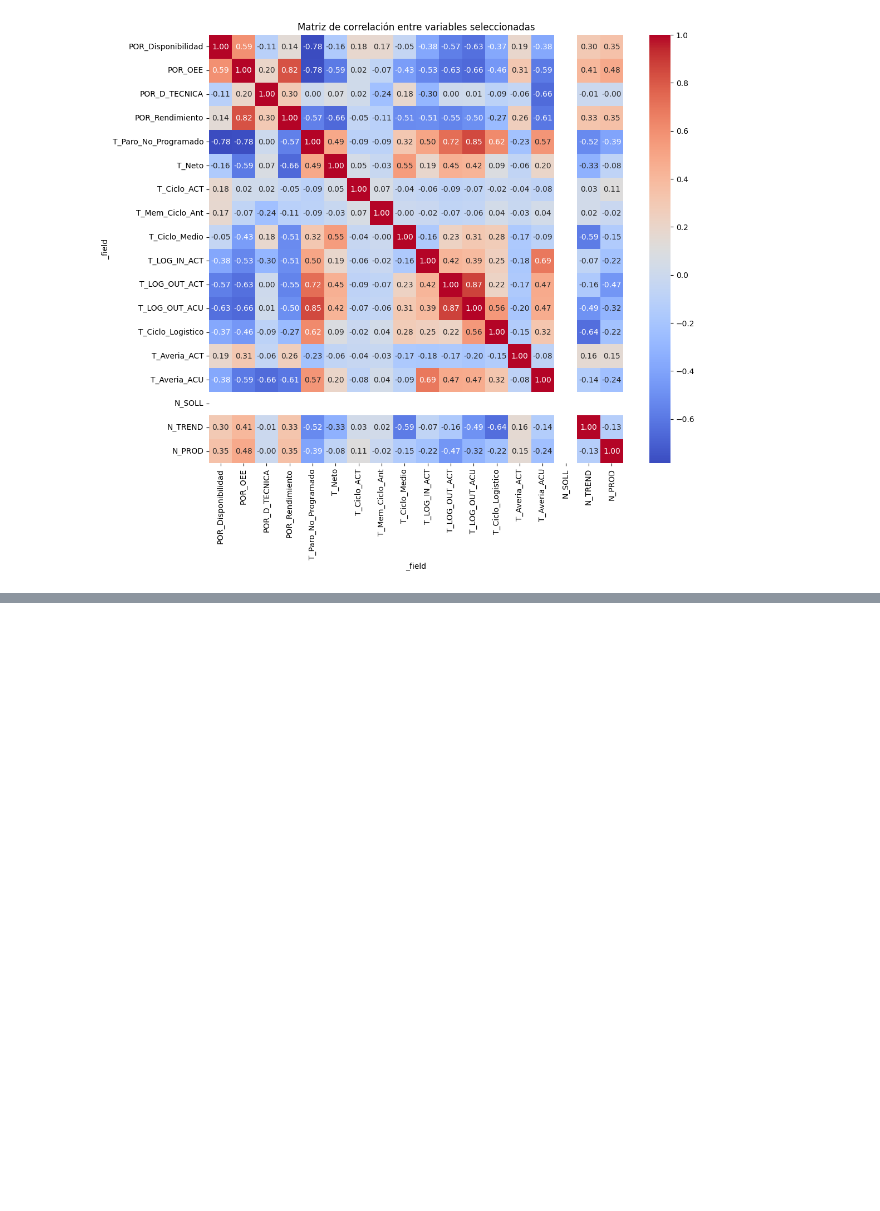
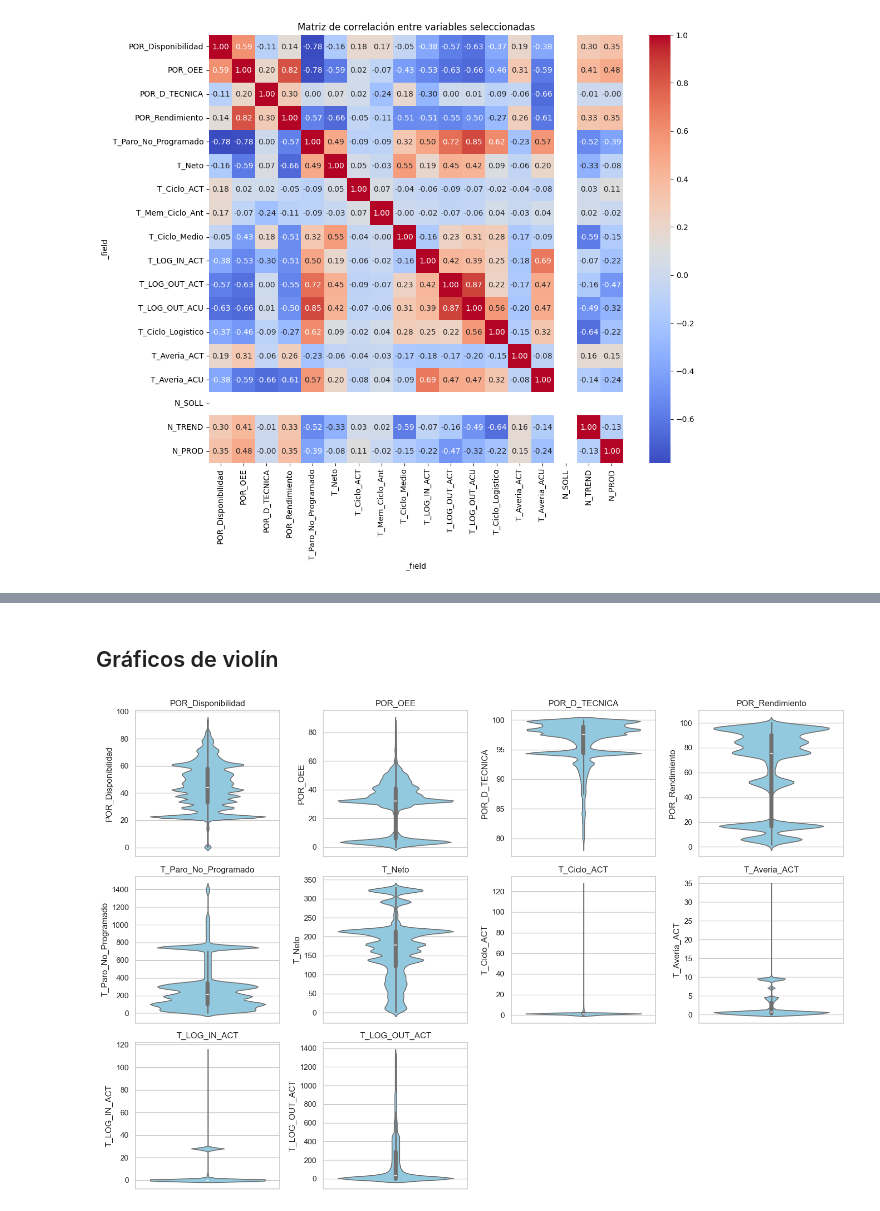
Before and after one commit to Joel2398/VIU_MBID_TFM, a Jupyter notebook: data_analysis/edge_data_analysis.ipynb, the cells around one changed output, grey strips where cells are left out. Drawn from its saved outputs; the diff is of its cells as text; code cells hidden in the pictures; blank space fills up the shorter version.

```diff
--- a/data_analysis/edge_data_analysis.ipynb
+++ b/data_analysis/edge_data_analysis.ipynb
@@ -479,13 +470,13 @@ variables_interes = [
 ]
 
 # Filtrar solo las columnas de interés
-df_subset = df_oee[variables_interes]
+df_oee = df_oee[variables_interes]
 
 # Graficar histogramas para ver distribución de cada variable
 fig, axes = plt.subplots(len(variables_interes)//4 + 1, 4, figsize=(16, 20))
 axes = axes.flatten()
 for i, col in enumerate(variables_interes):
-    sns.histplot(df_subset[col].dropna(), kde=True, ax=axes[i])
+    sns.histplot(df_oee[col].dropna(), kde=True, ax=axes[i])
     axes[i].set_title(f'Distribución de {col}')
     axes[i].set_xlabel('')
 
@@ -497,7 +488,7 @@ plt.show()
 fig, axes = plt.subplots(len(variables_interes)//4 + 1, 4, figsize=(16, 20))
 axes = axes.flatten()
 for i, col in enumerate(variables_interes):
-    sns.boxplot(data=df_subset[col].dropna(), ax=axes[i])
+    sns.boxplot(data=df_oee[col].dropna(), ax=axes[i])
     axes[i].set_title(f'Outliers de {col}')
     axes[i].set_xlabel('')
 
@@ -507,7 +498,7 @@ plt.show()
 
 # Matriz de correlación para analizar relaciones entre variables
 plt.figure(figsize=(12, 10))
-correlacion = df_subset.corr()
+correlacion = df_oee.corr()
 sns.heatmap(correlacion, annot=True, fmt=".2f", cmap="coolwarm", cbar=True)
 plt.title('Matriz de correlación entre variables seleccionadas')
 plt.show()
@@ -517,0 +542,25 @@ plt.show()
+# %% [markdown]
+## Gráficos de violín
+# %%
+# Filtrando solo las columnas seleccionadas para análisis de gráfico de violín
+variables_interes = [
+    'POR_Disponibilidad', 'POR_OEE', 'POR_D_TECNICA', 'POR_Rendimiento',
+    'T_Paro_No_Programado', 'T_Neto', 'T_Ciclo_ACT', 'T_Averia_ACT', 'T_LOG_IN_ACT', 'T_LOG_OUT_ACT']
+
+df_oee = df_oee[variables_interes]
+
+# Configuración de los gráficos de violín
+plt.figure(figsize=(15, 10))
+sns.set(style="whitegrid")
+
+# Generar gráficos de violín para cada variable
+for i, column in enumerate(df_oee.columns, 1):
+    plt.subplot(3, 4, i)
+    sns.violinplot(data=df_oee, y=column, color="skyblue")
+    plt.title(column)
+    plt.xlabel('')
+
+plt.tight_layout()
+plt.show()
+# %% [output]
+[figure, added]
```
Also changed, not shown: parts of 92 cells of this notebook, 7 other files.
